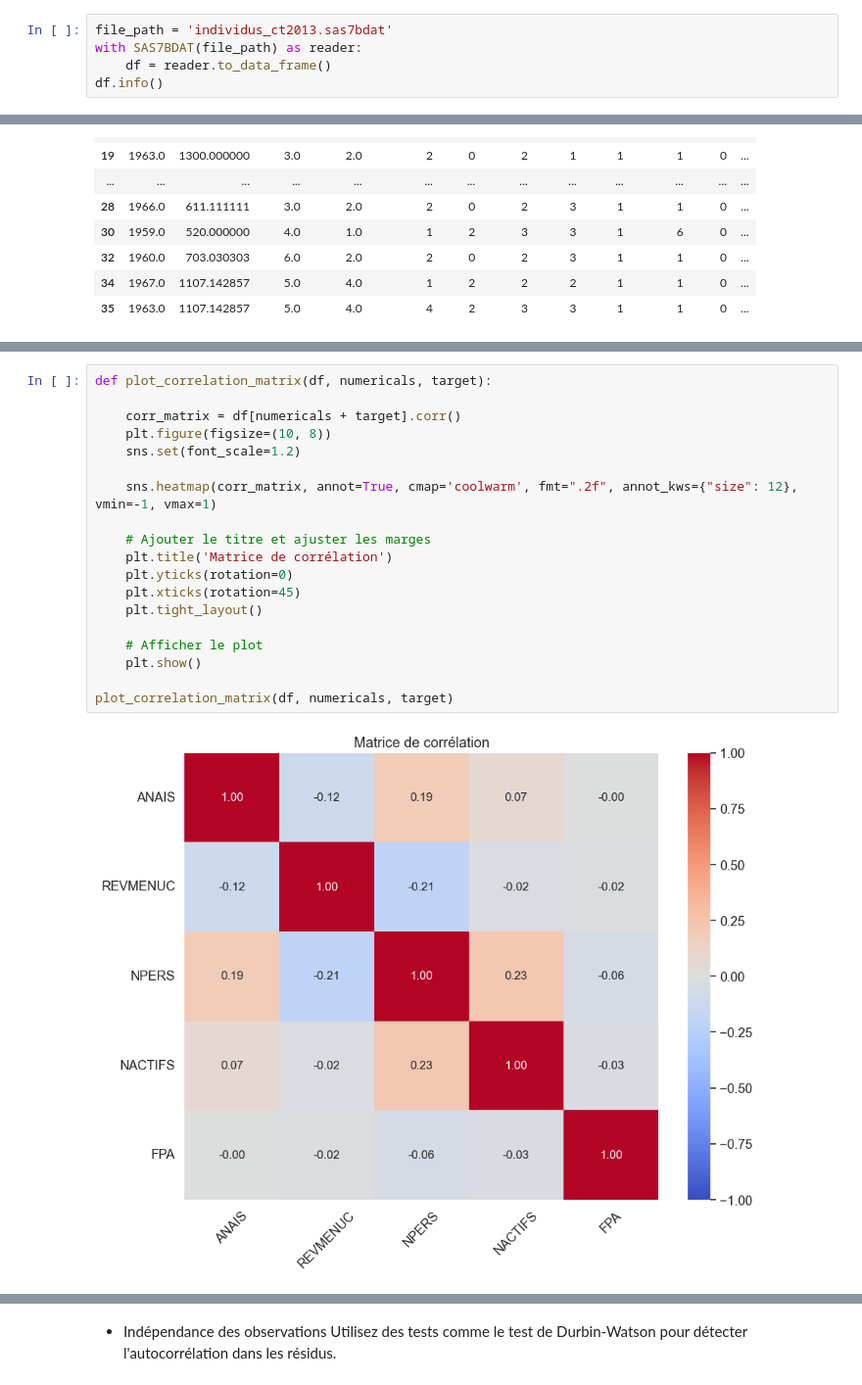
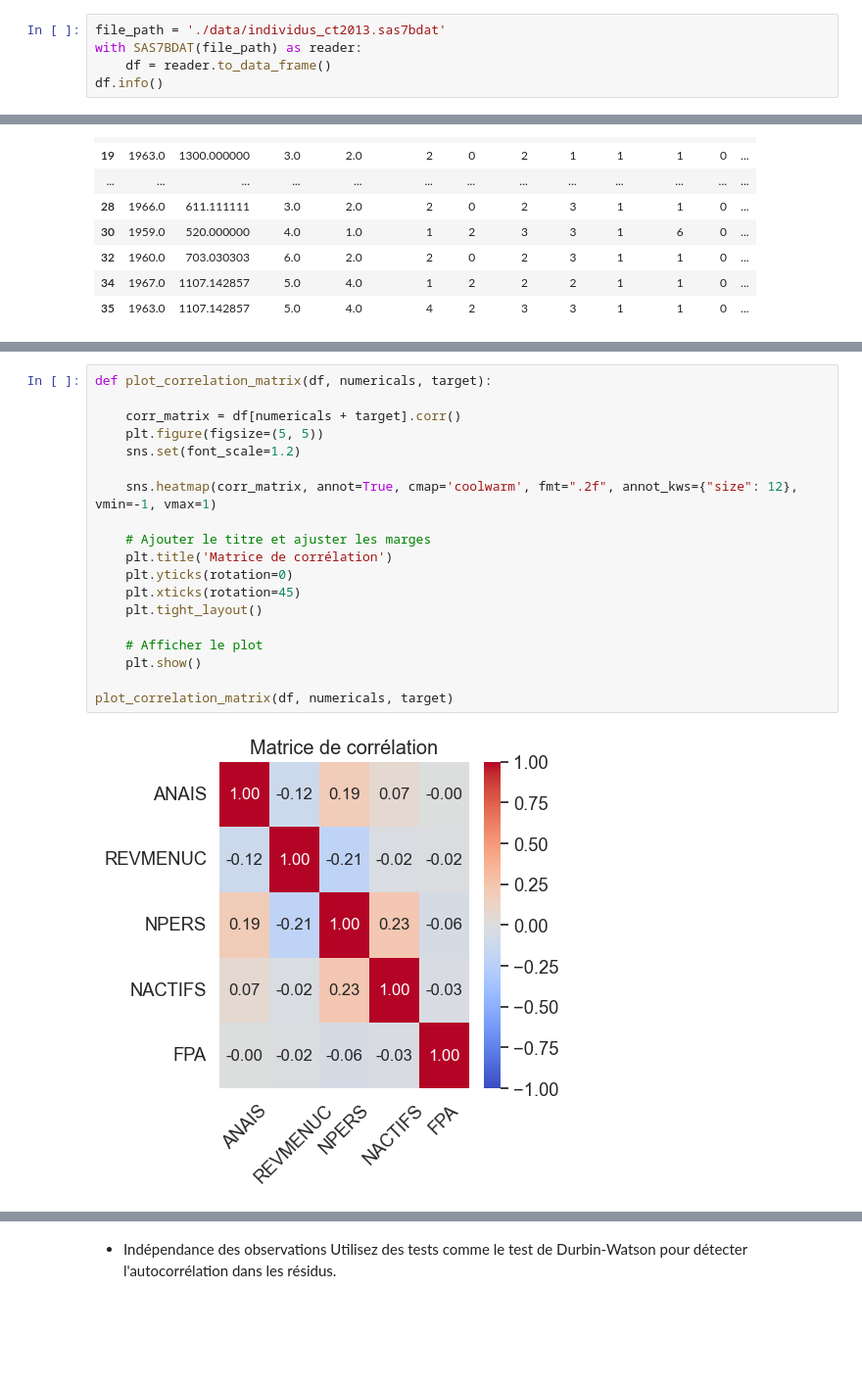
Before and after one commit to mriusero/projet-statistique, a Jupyter notebook: Partie_pratique/projet_2/Notebook_regression_logistique.ipynb, the cells around one changed output, grey strips where cells are left out. Shown at 98% size. Cells and saved outputs as stored; diff of their text form; blank space fills up the shorter version.

```diff
--- a/Partie_pratique/projet_2/Notebook_regression_logistique.ipynb
+++ b/Partie_pratique/projet_2/Notebook_regression_logistique.ipynb
@@ -17,7 +26,7 @@ import statsmodels.api as sm
 # %% [markdown]
 ## DataFrame
 # %%
-file_path = 'individus_ct2013.sas7bdat'
+file_path = './data/individus_ct2013.sas7bdat'
 with SAS7BDAT(file_path) as reader:
     df = reader.to_data_frame()
 df.info()
@@ -208,22 +201,22 @@ plot_continuous_variables(df, numericals)
 # %%
 def plot_correlation_matrix(df, numericals, target):
 
     corr_matrix = df[numericals + target].corr()
-    plt.figure(figsize=(10, 8))
+    plt.figure(figsize=(5, 5))
     sns.set(font_scale=1.2)
 
     sns.heatmap(corr_matrix, annot=True, cmap='coolwarm', fmt=".2f", annot_kws={"size": 12}, vmin=-1, vmax=1)
 
     # Ajouter le titre et ajuster les marges
     plt.title('Matrice de corrélation')
     plt.yticks(rotation=0)
     plt.xticks(rotation=45)
     plt.tight_layout()
 
     # Afficher le plot
     plt.show()
 
 plot_correlation_matrix(df, numericals, target)
 # %% [output]
-[figure, old version]
+[figure, new version]
 # %% [markdown]
```
Also changed, not shown: parts of 42 cells of this notebook, 2 other files.
